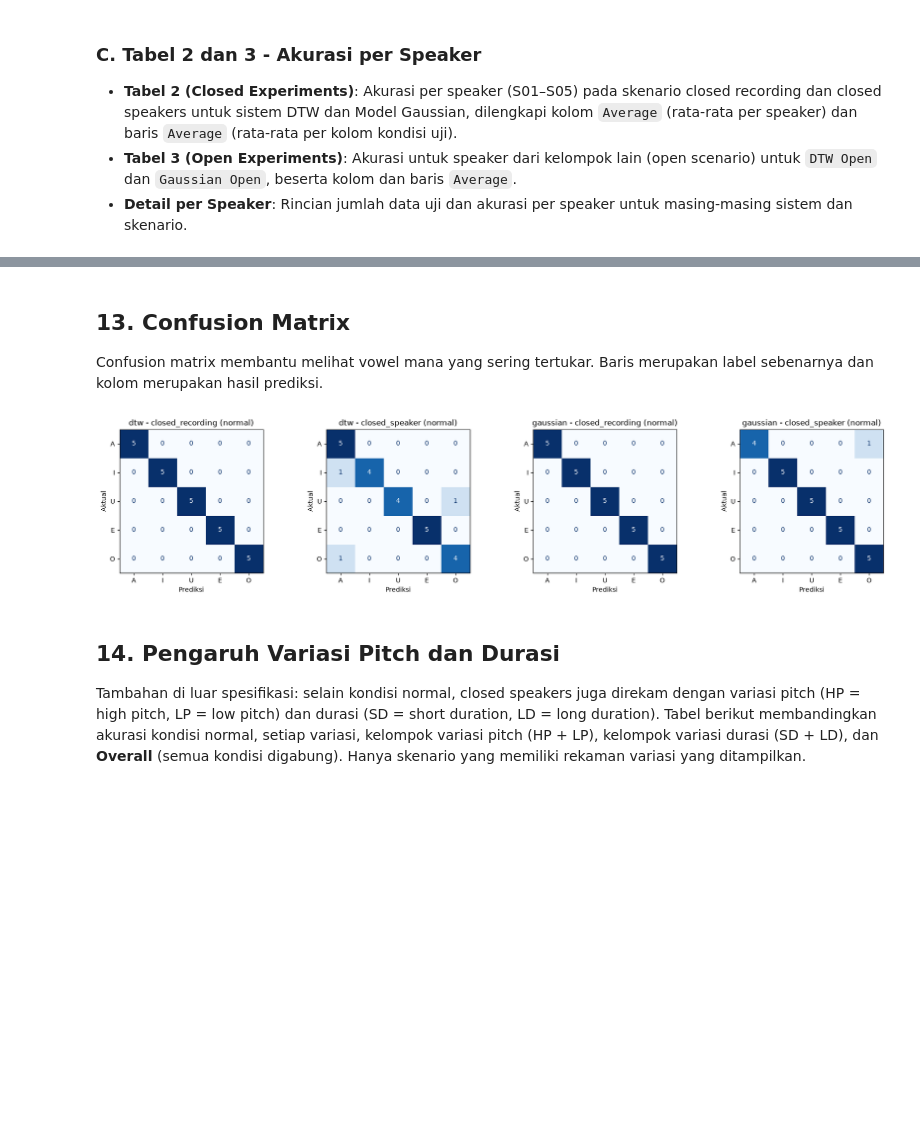
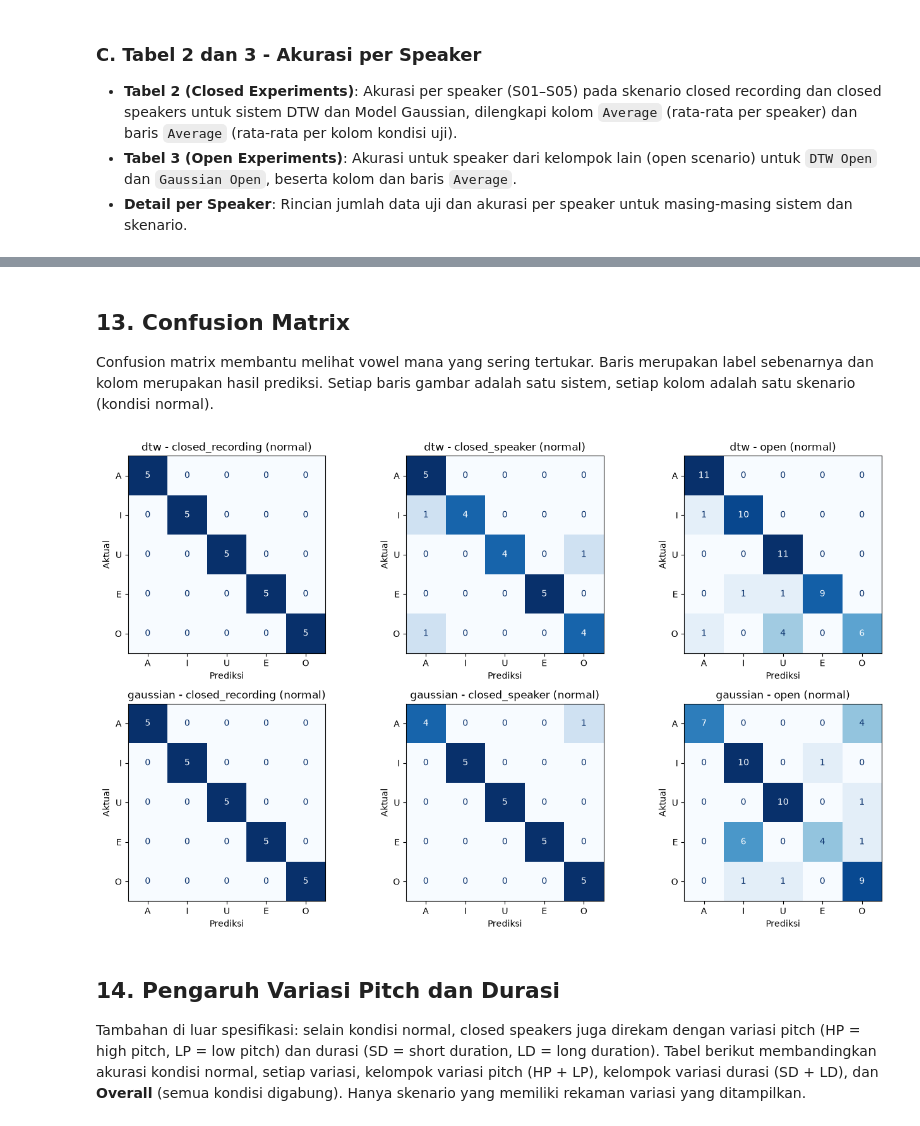
Before and after one commit to naomirisaka/Pengenalan_Vowel_Bahasa_Indonesia, a Jupyter notebook: main.ipynb, the cells around one changed output, grey strips where cells are left out. Saved outputs shown, nothing was run; the diff lists cells and outputs as text; code cells hidden in the pictures; blank space fills up the shorter version.

```diff
--- a/main.ipynb
+++ b/main.ipynb
@@ -660,23 +677,34 @@ Detail Akurasi per Speaker (Normal)
 # %% [markdown]
 ## 13. Confusion Matrix
 
-Confusion matrix membantu melihat vowel mana yang sering tertukar. Baris merupakan label sebenarnya dan kolom merupakan hasil prediksi.
+Confusion matrix membantu melihat vowel mana yang sering tertukar. Baris merupakan label sebenarnya dan kolom merupakan hasil prediksi. Setiap baris gambar adalah satu sistem, setiap kolom adalah satu skenario (kondisi normal).
 # %%
 import matplotlib.pyplot as plt
 from sklearn.metrics import ConfusionMatrixDisplay
 
 cm_dict = all_confusion_matrices(results_normal)
-fig, axes = plt.subplots(1, len(cm_dict), figsize=(4.5 * len(cm_dict), 4), squeeze=False)
-for ax, ((system, scenario), cm) in zip(axes.ravel(), cm_dict.items()):
+
+# Satu baris per sistem, satu kolom per skenario
+systems_cm = list(dict.fromkeys(system for system, _ in cm_dict))
+scenarios_cm = list(dict.fromkeys(scenario for _, scenario in cm_dict))
+fig, axes = plt.subplots(
+    len(systems_cm), len(scenarios_cm),
+    figsize=(4.5 * len(scenarios_cm), 4 * len(systems_cm)), squeeze=False,
+)
+for ax in axes.ravel():
+    ax.axis("off")
+for (system, scenario), cm in cm_dict.items():
+    ax = axes[systems_cm.index(system), scenarios_cm.index(scenario)]
+    ax.axis("on")
     disp = ConfusionMatrixDisplay(confusion_matrix=cm.values, display_labels=cm.columns)
     disp.plot(ax=ax, colorbar=False, cmap="Blues", values_format="d")
     ax.set_title(f"{system} - {scenario} (normal)")
     ax.set_xlabel("Prediksi")
     ax.set_ylabel("Aktual")
 plt.tight_layout()
 plt.show()
 # %% [output]
-[figure, old version]
+[figure, new version]
 # %% [markdown]
 ## 14. Pengaruh Variasi Pitch dan Durasi
 
```
Also changed, not shown: parts of 13 cells of this notebook.
